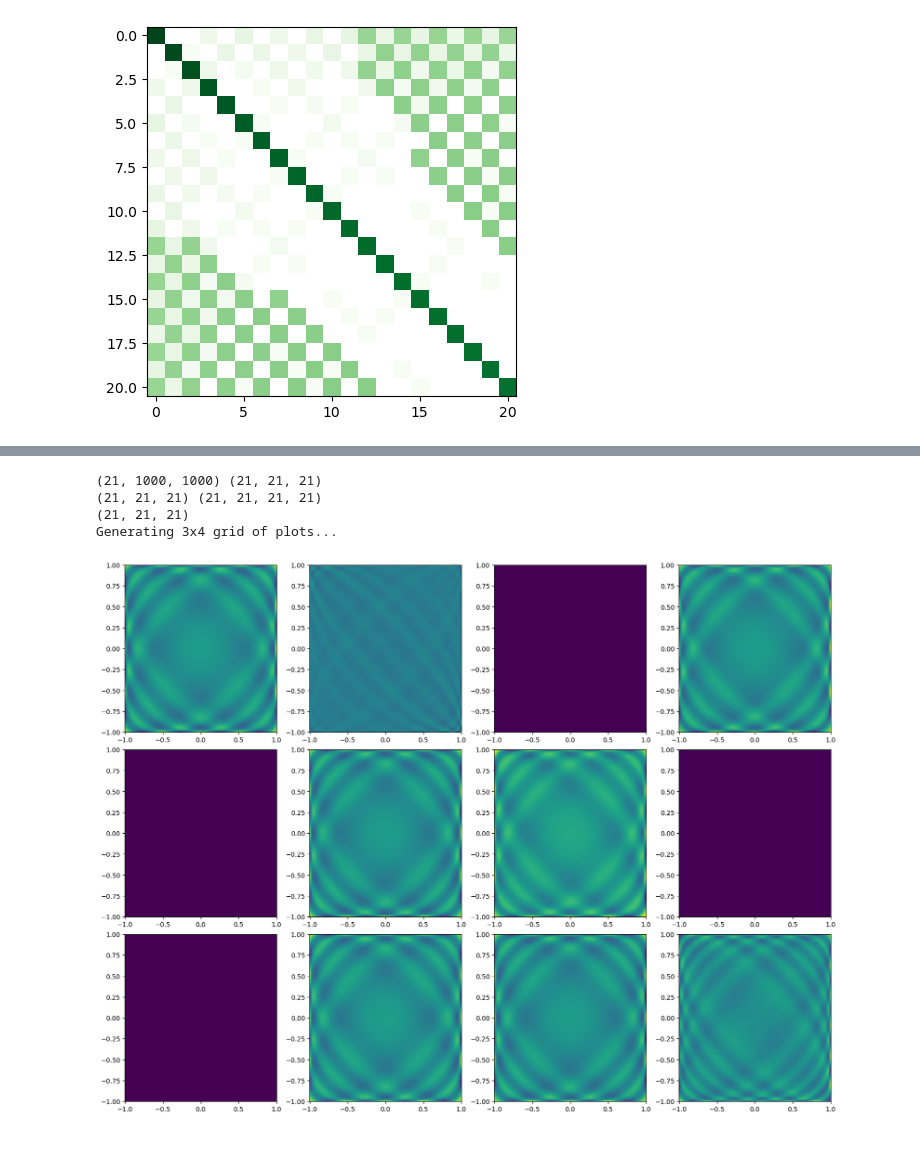
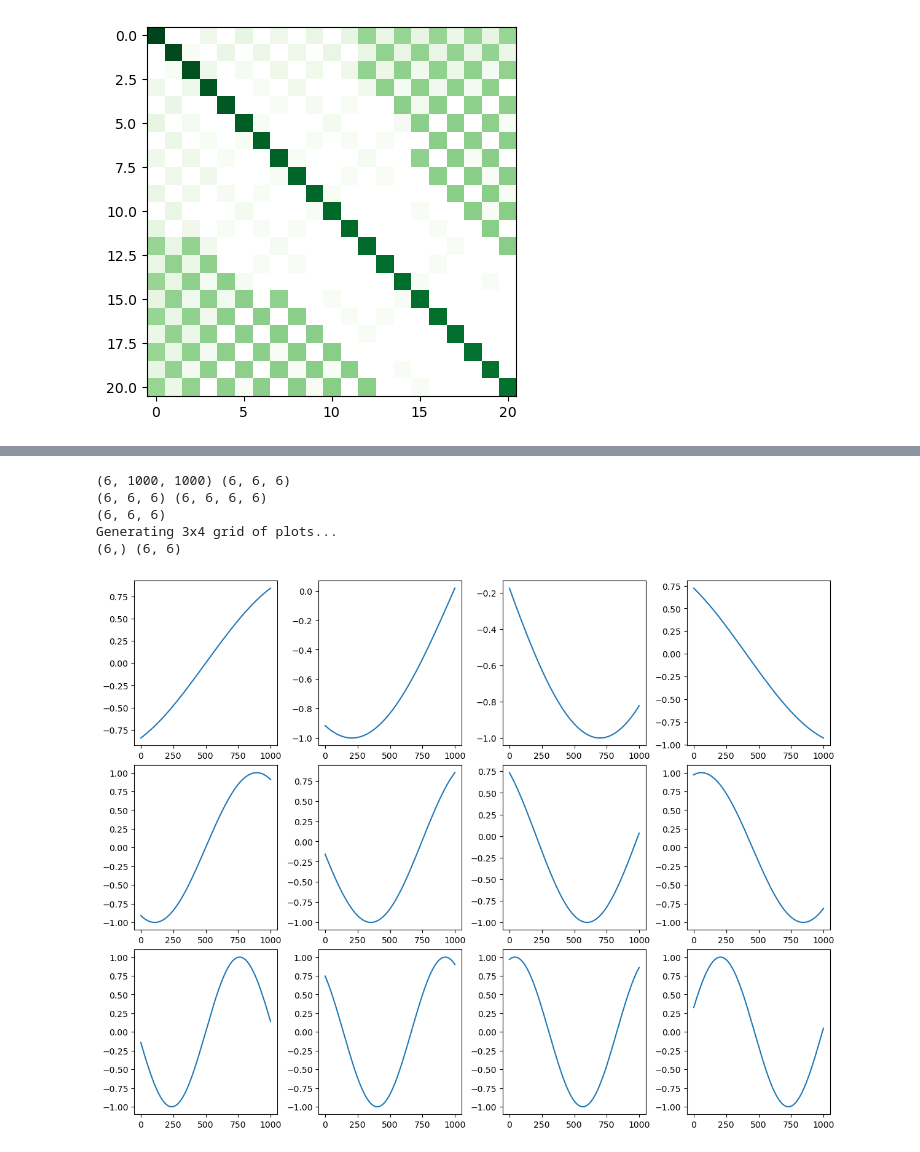
Before and after one commit to SED0280/BakalarkaCode, a Jupyter notebook: Gausova Kvadratura.ipynb, the cells around one changed output, grey strips where cells are left out. Drawn from its saved outputs; the diff is of its cells as text; code cells hidden in the pictures.

```diff
--- a/Gausova Kvadratura.ipynb
+++ b/Gausova Kvadratura.ipynb
@@ -453,0 +472,4 @@ A_tensor.shape
+# %%
+i,j = 3,5
+testI, testJ = 6,6
+print((values[i]*values[j][:, np.newaxis])[testI, testJ])
@@ -453,0 +494,15 @@ A_tensor.shape
+# %%
+eigenvalues, eigenvectors = np.linalg.eigh(A_matrix)
+#A = 1
+#print((eigenvalues[A] * eigenvectors[:,A])- (A_matrix @ eigenvectors[:,A]))
+x_axis = np.linspace(-1, 1, 1000)
+values = l(x_axis)
+#eigenvectors_functions = np.einsum('ij,kl,mn->jln', values, values, eigenvectors, optimize=True) * np.sqrt(np.maximum(eigenvalues, 0))
+number_of_eigenvector = 35
+for eivec in range((poly_count+1)**2-6,(poly_count+1)**2):
+    sum = 0
+    for i in range(len(values)):
+        for j in range(len(values)):
+            sum+=values[i]*values[j][:, np.newaxis]*eigenvectors[i*(poly_count+1)+j,eivec] *np.sqrt(np.maximum(eigenvalues[eivec], 0))
+    plt.imshow(sum)
+    plt.show()
@@ -454,69 +556,39 @@ A_tensor.shape
 # %%
 
 eigenvalues, eigenvectors = np.linalg.eigh(A_tensor)
 x_axis = np.linspace(-1, 1, 1000)
-y_axis = np.linspace(-1, 1, 1000)
-x_axis, y_axis = np.meshgrid(x_axis, y_axis)
 
-values = l(x_axis)*l(y_axis)
 print(values.shape, np.sqrt(np.maximum(eigenvalues, 0)).shape)
 print(eigenvalues.shape, eigenvectors.shape)
 print(np.sqrt(np.maximum(eigenvalues, 0)).shape)
 #eigenvectors_functions = (values.T @ eigenvectors) * np.sqrt(np.maximum(eigenvalues, 0))
 num_rows = 3  # Example: Replace with the upper limit of your 'i' loop (+1 if range(N))
 num_cols = 4  # Example: Replace with the upper limit of your 'j' loop (+1 if range(N))
 
 # --- Create the Figure and the grid of Axes objects ---
 # fig is the whole figure window
 # axs is a 2D numpy array holding the individual plot axes (axs[row, col])
 # figsize controls the overall size of the figure in inches
 # constrained_layout=True or tight_layout() helps prevent labels/titles overlapping
-fig, axs = plt.subplots(num_rows, num_cols, figsize=(num_cols * 4, num_rows * 4),
+fig, axs = plt.subplots(num_rows, num_cols, figsize=(num_cols * 3, num_rows * 3),
                        constrained_layout=True) # Or use fig.tight_layout() later
 
 
 # --- Your Nested Loops ---
 print(f"Generating {num_rows}x{num_cols} grid of plots...")
 for i in range(num_rows):      # Your loop for rows
     for j in range(num_cols):  # Your loop for columns
 
         # Select the specific Axes object for the current (i, j)
         ax = axs[i, j]
-        eigenvectors_functions = (values.T @ eigenvectors[i][j]) * np.sqrt(np.maximum(eigenvalues[i][j], 0))
-        ax.pcolormesh(x_axis, y_axis, eigenvectors_functions.T[12])
-
-        # Example: Maybe plot data from your previously calculated C matrix
-        # if C.shape == (num_rows, num_cols, some_dim1, some_dim2):
-        #    # Example: Plot the diagonal of the matrix C[i, j, :, :]
-        #    if C[i, j].shape[0] == C[i, j].shape[1]: # Check if square
-        #       diag_data = np.diag(C[i, j])
-        #       ax.plot(diag_data, marker='o', linestyle='--')
-        #    else:
-        #       # Or maybe plot the first row?
-        #       ax.plot(C[i, j, 0, :])
-
-        # Example: Plot an image if your data is 2D per (i, j)
-        # if data_for_ij.ndim == 2:
-        #    im = ax.imshow(data_for_ij, cmap='viridis', origin='lower')
-        #    # fig.colorbar(im, ax=ax) # Add a colorbar if needed
-
-        # --- Customize the subplot ---
-#        ax.set_title(f'Plot (i={i}, j={j})')
-#        # ax.set_xlabel("X-axis label")
-#        # ax.set_ylabel("Y-axis label")
-#        ax.grid(True, linestyle=':', alpha=0.6) # Add a light grid
-
-#        print(f"  Plotted on axs[{i}, {j}]")
-
-# --- Optional Figure-Level Customization ---
-#fig.suptitle('Grid Plot Example', fontsize=16)
-
-# --- Display the Plot ---
-# plt.tight_layout() # Alternative to constrained_layout if not used in subplots()
+        if(i==1 and j==1):
+            print(eigenvalues[i][j].shape, eigenvectors[i][j].shape)
+        ax.plot(np.sin(x_axis*(i+1)+j*5.3))
 plt.show()
 # %% [output]
-(21, 1000, 1000) (21, 21, 21)
-(21, 21, 21) (21, 21, 21, 21)
-(21, 21, 21)
+(6, 1000, 1000) (6, 6, 6)
+(6, 6, 6) (6, 6, 6, 6)
+(6, 6, 6)
 Generating 3x4 grid of plots...
+(6,) (6, 6)
-[figure, old version]
+[figure, new version]
```
Also changed, not shown: parts of 7 cells of this notebook.
